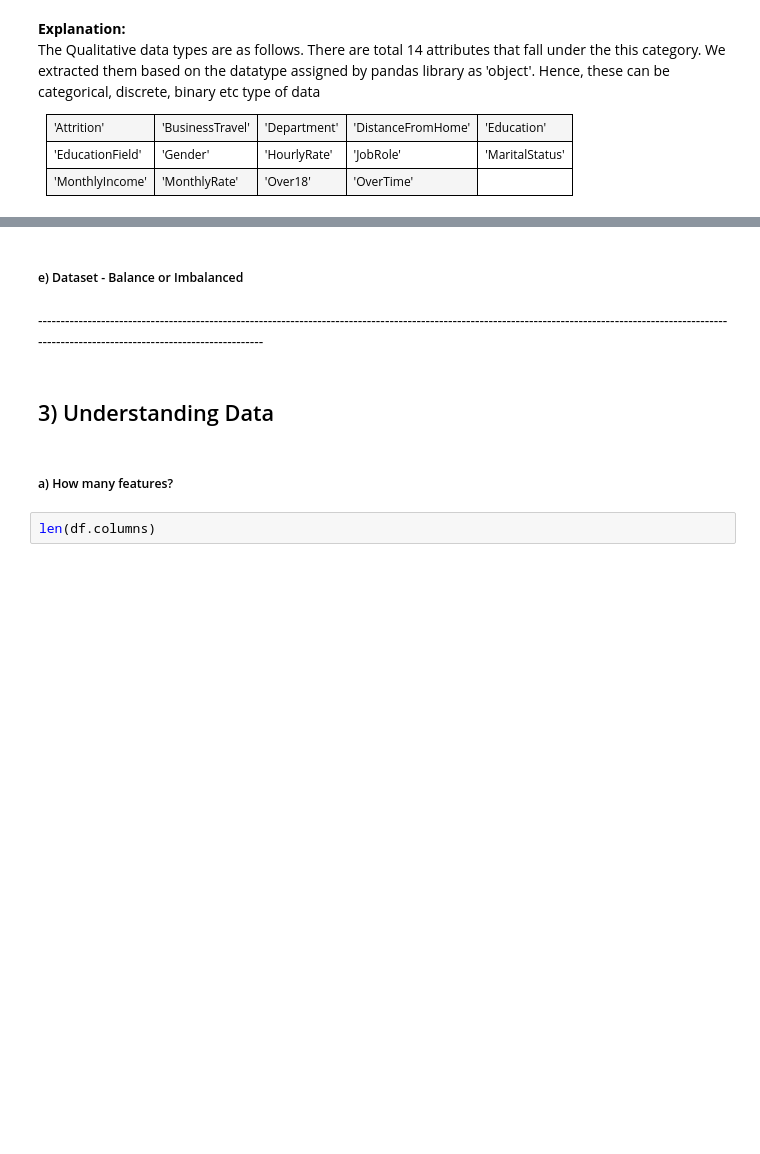
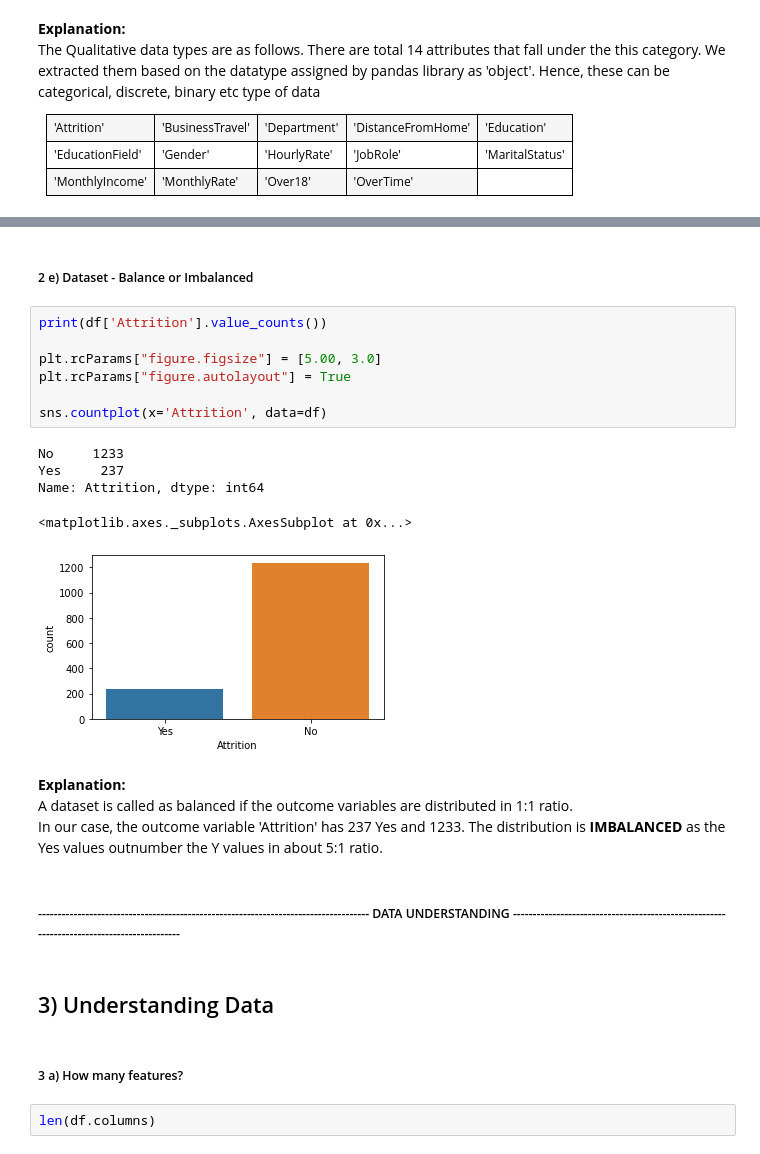
Before and after one commit to nithinkrishnan/dm-assgn, a Jupyter notebook: Code/Attrition.ipynb, the cells around one changed output, grey strips where cells are left out. Saved outputs shown, nothing was run; the diff lists cells and outputs as text; blank space fills up the shorter version.

```diff
--- a/Code/Attrition.ipynb
+++ b/Code/Attrition.ipynb
@@ -241,13 +251,31 @@ The Qaunitative data types are as follows. There are total 19 attributes that fa
     </tr>
 </table>
 # %% [markdown]
-<h5>e) Dataset - Balance or Imbalanced</h5>
+<h5>2 e) Dataset - Balance or Imbalanced</h5>
-# %% [markdown]
-<label>-----------------------------------------------------------------------------------------------------------------------------------------------------------------------------------------------------------</label>
+# %%
+print(df['Attrition'].value_counts())
+
+plt.rcParams["figure.figsize"] = [5.00, 3.0]
+plt.rcParams["figure.autolayout"] = True
+
+sns.countplot(x='Attrition', data=df)
+# %% [output]
+No     1233
+Yes     237
+Name: Attrition, dtype: int64
+<matplotlib.axes._subplots.AxesSubplot at 0x...>
+[figure, added]
+# %% [markdown]
+<strong>Explanation:</strong><br>
+A dataset is called as balanced if the outcome variables are distributed in 1:1 ratio.<br>
+In our case, the outcome variable 'Attrition' has 237 Yes and 1233.
+The distribution is <strong>IMBALANCED</strong> as the Yes values outnumber the Y values in about 5:1 ratio.
+# %% [markdown]
+<h5>------------------------------------------------------------------------------------ DATA UNDERSTANDING ------------------------------------------------------------------------------------------</h5>
 # %% [markdown]
 <h2>3) Understanding Data</h2>
 # %% [markdown]
-<h5>a) How many features?</h5>
+<h5>3 a) How many features?</h5>
 # %%
 len(df.columns)
 # %% [output]
```
Also changed, not shown: parts of 109 cells of this notebook, 2 other files.
